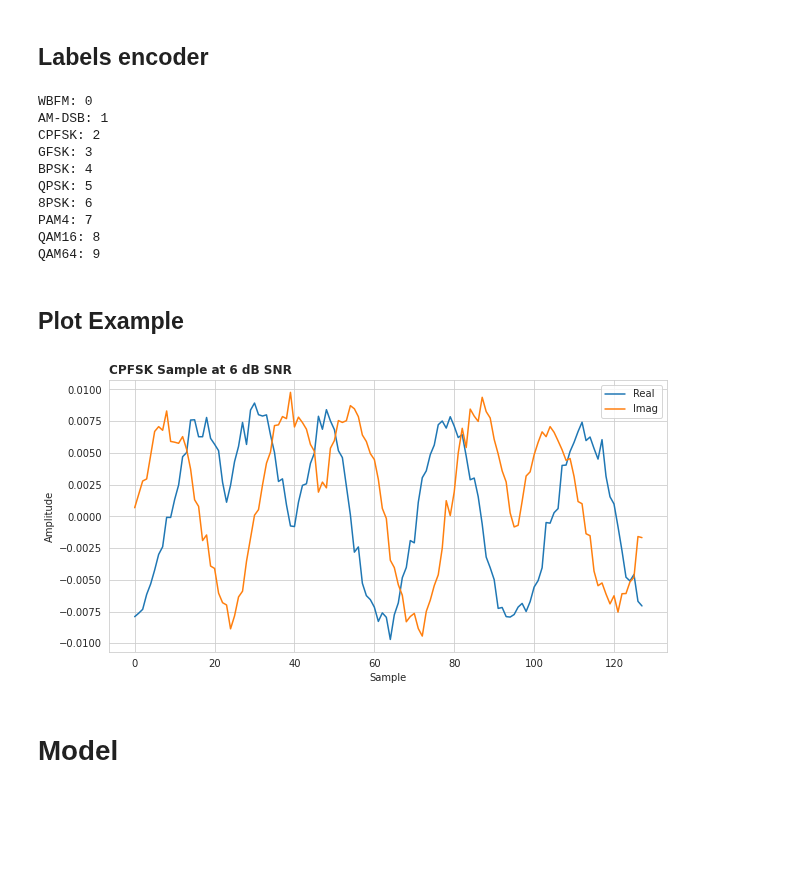
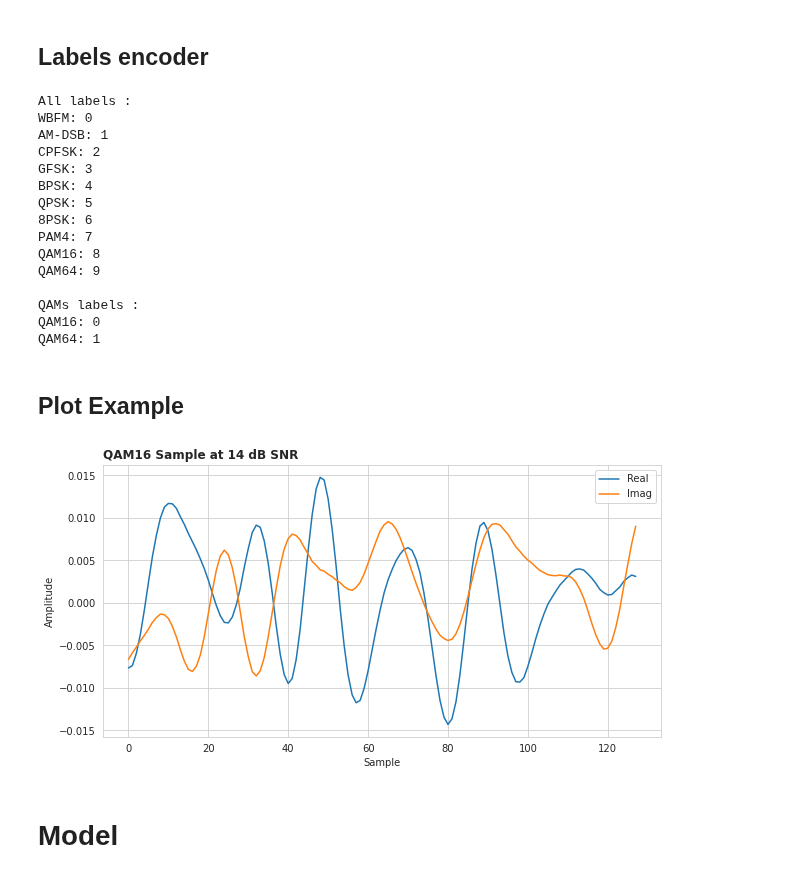
Before and after one commit to YairYarden/DeepCascadingAMC, a Jupyter notebook: Ex1.ipynb, the cells around one changed output. Cells and saved outputs as stored; diff of their text form; code cells hidden in the pictures; blank space fills up the shorter version.

Commit message:
Add classification between QAM16 \ QAM64 with only IQ as input

```diff
--- a/Ex1.ipynb
+++ b/Ex1.ipynb
@@ -109,6 +110,9 @@ pprint(dataset.get_examples_per_class())
 # %%
 # Dataset divided to 3 SNR Groups
 datasetLow, dataMed, datasetHigh = load_RML201610B_dividedBySNR(path=data_path)
+
+# Only QAMs divided to 3 SNR Groups
+datasetLowQams, dataMedQams, datasetHighQams = load_RML201610B_onlyQAMs_dividedBySNR(path=data_path)
 
 # Print
 print('Num examples High SNR :', len(datasetHigh))
@@ -116,6 +120,10 @@ print('Num examples Medium SNR :', len(dataMed))
 print('Num examples Low SNR :', len(datasetLow))
 print('High SNR per class examples :')
 pprint(datasetHigh.get_examples_per_class())
+
+# Print only QAMs
+print('High SNR QAMs examples per class : ')
+pprint(datasetHighQams.get_examples_per_class())
 # %% [output]
 Num examples High SNR : 420000
 Num examples Medium SNR : 420000
@@ -148,7 +158,16 @@ train_med_snr, val_med_snr = train_med_snr.split(frac=0.05, on=["Modulation", "S
 # low
 train_low_snr, test_low_snr = datasetLow.split(frac=0.3, on=["Modulation", "SNR"])
 train_low_snr, val_low_snr = train_low_snr.split(frac=0.05, on=["Modulation", "SNR"])
+# -----------------------------------------------------------------
+# Splitted QAMs to train & test
+train_Qams_high_snr, test_Qams_high_snr = datasetHighQams.split(frac=0.3, on=["Modulation", "SNR"])
+train_Qams_high_snr, val_Qams_high_snr = train_Qams_high_snr.split(frac=0.05, on=["Modulation", "SNR"])
 
+train_Qams_med_snr, test_Qams_med_snr = dataMedQams.split(frac=0.3, on=["Modulation", "SNR"])
+train_Qams_med_snr, val_Qams_med_snr = train_Qams_med_snr.split(frac=0.05, on=["Modulation", "SNR"])
+
+train_Qams_low_snr, test_Qams_low_snr = datasetLowQams.split(frac=0.3, on=["Modulation", "SNR"])
+train_Qams_low_snr, val_Qams_low_snr = train_Qams_low_snr.split(frac=0.05, on=["Modulation", "SNR"])
 # -----------------------------------------------------------------
 print("Training Examples")
 print("=================")
@@ -200,8 +219,17 @@ le = Encoder(["WBFM",
               "QAM16",
               "QAM64"],
              label_name="Modulation")
+print('All labels : ')
 print(le)
+
+le_QAMs = Encoder(["QAM16",
+                   "QAM64"],
+                   label_name="Modulation")
+
+print('QAMs labels : ')
+print(le_QAMs)
 # %% [output]
+All labels :
 WBFM: 0
 AM-DSB: 1
 CPFSK: 2
@@ -212,31 +240,38 @@ QPSK: 5
 PAM4: 7
 QAM16: 8
 QAM64: 9
+
+QAMs labels :
+QAM16: 0
+QAM64: 1
 # %% [markdown]
 ## Plot Example
 # %%
 fig_dir = None
+import random
+
 # Plot a sample of the data
 # You can choose a different sample by changing
-idx = 10
-snr = 6
-modulation = "CPFSK"
+# idx = 14
+idx = random.randint(0, 200)
+snr = 14
+modulation = "QAM16"
 
-mask = (dataset.df["SNR"] == snr) & (dataset.df["Modulation"] == modulation)
-sample = dataset.as_numpy(mask=mask, le=le)[0][idx,0,:]
+mask = (train_Qams_high_snr.df["SNR"] == snr) & (train_Qams_high_snr.df["Modulation"] == modulation)
+sample = train_Qams_high_snr.as_numpy(mask=mask, le=le)[0][idx,0,:]
 t = np.arange(sample.shape[1])
 
 title = "{modulation} Sample at {snr:.0f} dB SNR".format(modulation=modulation, snr=snr)
 fig = plot_IQ(iq=sample, title=title)
 if fig_dir is not None:
     file_path = "{fig_dir}/{modulation}_{snr:.0f}dB_sample.pdf".format(fig_dir=fig_dir,
                                                                        modulation=modulation,
                                                                        snr=snr)
     print("Saving Figure -> {file_path}".format(file_path=file_path))
     fig.savefig(file_path, format="pdf", transparent=True)
 plt.show()
 # %% [output]
-[figure, old version]
+[figure, new version]
 # %% [markdown]
 # Model
 # %%
```
Also changed, not shown: parts of 8 cells of this notebook.
